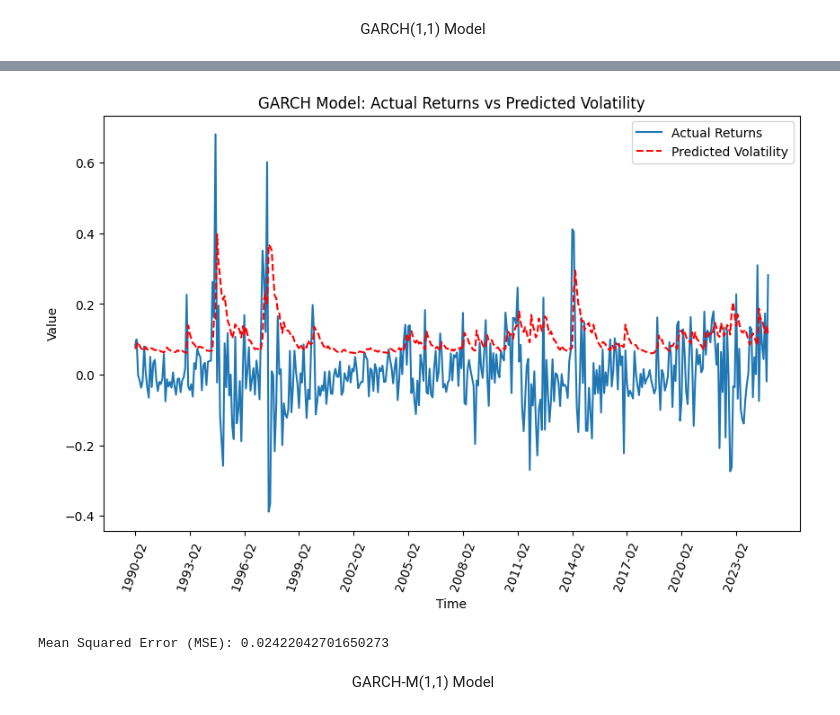
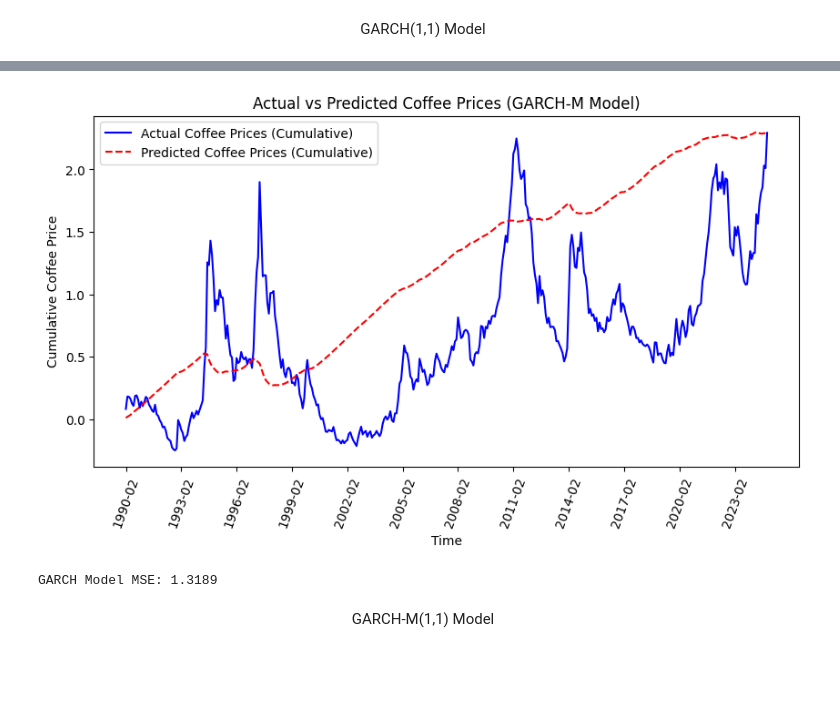
Before and after one commit to NicolasMSalas/eco395m_ml_coffee_trees, a Jupyter notebook: code/arima.ipynb, the cells around one changed output, grey strips where cells are left out. Cells and saved outputs as stored; diff of their text form; code cells hidden in the pictures; blank space fills up the shorter version.

```diff
--- a/code/arima.ipynb
+++ b/code/arima.ipynb
@@ -61,5 +63,9 @@ xr_df["Date"] = pd.to_datetime(xr_df["Date"], errors="coerce", format="%m/%Y")
 xr_df["Date"] = pd.PeriodIndex(xr_df["Date"], freq="M")
 # %%
 merge_df = pd.merge(goods_df, xr_df, on="Date", how="inner")
+merge_df["Time"] = merge_df["Date"]
+merge_df["Time"] = merge_df["Time"].astype(str)
+merge_df.set_index("Time",inplace=True)
+merge_df = merge_df.drop(columns=["Date"])
 merge_df
 # %% [output]
@@ -246,0 +214,24 @@ model or by setting rescale=False.
+# %%
+returns = merge_df["coffee_diff"].dropna()
+
+garch_model = arch_model(returns, vol="Garch", p=1, q=1)
+garch_result = garch_model.fit(disp="off")
+
+predicted_volatility = garch_result.conditional_volatility
+
+X = sm.add_constant(predicted_volatility)
+y = returns
+
+garch_m_reg = sm.OLS(y, X).fit()
+print(garch_m_reg.summary())
+
+garch_m_predicted = garch_m_reg.predict(X)
+
+returns_aligned = returns[-len(garch_m_predicted):]
+garch_m_predicted = garch_m_predicted[-len(returns_aligned):]
+
+returns_aligned = returns_aligned.dropna()
+garch_m_predicted = garch_m_predicted.dropna()
+
+cumulative_actual = returns_aligned.cumsum()
+cumulative_predicted = garch_m_predicted.cumsum()
@@ -247,23 +264,23 @@ model or by setting rescale=False.
 # %%
-predicted_volatility = garch_result.conditional_volatility
-
-plt.figure(figsize=(10, 6))
-plt.plot(merge_df['coffee_diff'].dropna(), label='Actual Returns')
-plt.plot(predicted_volatility, label='Predicted Volatility', color='red', linestyle='--')
+plt.figure(figsize=(10, 5))
+plt.plot(cumulative_actual, label="Actual Coffee Prices (Cumulative)", color="blue")
+plt.plot(cumulative_predicted, label="Predicted Coffee Prices (Cumulative)", color="red", linestyle="dashed")
+plt.xlabel("Time")
+plt.ylabel("Cumulative Coffee Price")
+plt.title("Actual vs Predicted Coffee Prices (GARCH Model)")
 plt.legend()
-plt.title('GARCH Model: Actual Returns vs Predicted Volatility')
-plt.xlabel('Time')
-plt.ylabel('Value')
 tick_interval = 36
 plt.xticks(range(0, len(merge_df), tick_interval), rotation=70)
 plt.show()
 # %% [output]
-[figure, old version]
+[figure, new version]
-# %%
-mse = np.mean((returns - predicted_volatility) ** 2)
-print(f'Mean Squared Error (MSE): {mse}')
-# %% [output]
-Mean Squared Error (MSE): 0.02422042701650273
+# %%
+actual_values = merge_df["coffee_price_change"].dropna()
+
+garch_m_mse = mean_squared_error(actual_values, garch_m_predicted)
+print(f"GARCH Model MSE: {garch_m_mse:}")
+# %% [output]
+GARCH Model MSE: 1.3189
 # %% [markdown]
 <div align="center">
   GARCH-M(1,1) Model
```
Also changed, not shown: parts of 36 cells of this notebook.
